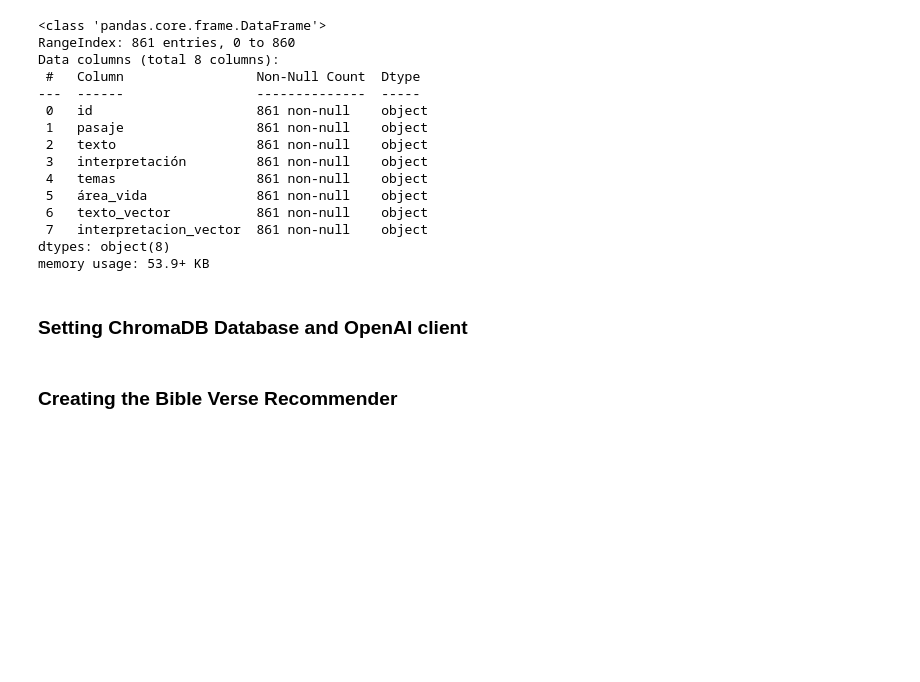
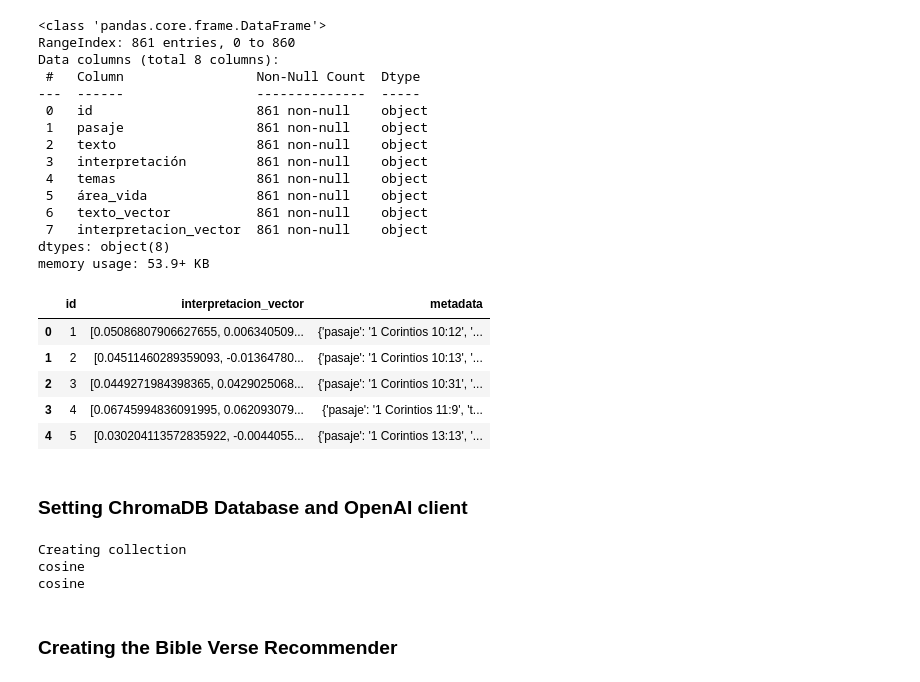
Before and after one commit to orare-tfm/orare-model, a Jupyter notebook: bible/embeddings/test_chromadb.ipynb, the cells around one changed output. Saved outputs shown, nothing was run; the diff lists cells and outputs as text; code cells hidden in the pictures; blank space fills up the shorter version.

Commit message:
Changing the similarity function to cosine The default search funtion uses l2 (euclidean). The metadata was also added to the database and the function to recommend the verse was improved.

```diff
--- a/bible/embeddings/test_chromadb.ipynb
+++ b/bible/embeddings/test_chromadb.ipynb
@@ -55,6 +55,34 @@ Data columns (total 8 columns):
  7   interpretacion_vector  861 non-null    object
 dtypes: object(8)
 memory usage: 53.9+ KB
+# %%
+# Formatting the Bible dataframe
+# Transforming index as numeric value
+bible_data['id'] = bible_data['id'].str.replace('vec', '')#.astype(int)
+
+# Craeting column "metadata"
+bible_data['metadata'] = bible_data.apply(lambda row: {
+    'pasaje': row['pasaje'],
+    'texto': row['texto'],
+    'interpretacion': row['interpretación'],
+    'temas': row['temas'],
+    'area_vida': row['área_vida']
+}, axis=1)
+
+# Dropping the columns inserted in metadata
+bible_data = bible_data.drop(columns=['pasaje','texto','interpretación','temas','área_vida'])
+
+# Reordering columns
+columns = ['id','interpretacion_vector','metadata']
+bible_data = bible_data[columns]
+bible_data.head()
+# %% [output]
+|  | id | interpretacion_vector | metadata |
+| 0 | 1 | [0.05086807906627655, 0.006340509... | {'pasaje': '1 Corintios 10:12', '... |
+| 1 | 2 | [0.04511460289359093, -0.01364780... | {'pasaje': '1 Corintios 10:13', '... |
+| 2 | 3 | [0.0449271984398365, 0.0429025068... | {'pasaje': '1 Corintios 10:31', '... |
+| 3 | 4 | [0.06745994836091995, 0.062093079... | {'pasaje': '1 Corintios 11:9', 't... |
+| 4 | 5 | [0.030204113572835922, -0.0044055... | {'pasaje': '1 Corintios 13:13', '... |
 # %% [markdown]
 ### Setting ChromaDB Database and OpenAI client
 # %%
@@ -73,16 +101,31 @@ openai.api_key = os.getenv('OPENAI_API_KEY')
 EMBEDDING_MODEL = "text-embedding-3-small"
 embedding_function = OpenAIEmbeddingFunction(api_key=os.environ.get('OPENAI_API_KEY'), model_name=EMBEDDING_MODEL)
 # %%
-# Creating or retrieving the collection in ChromaDB
+# Creating or Retrieving the collection in ChromaDB
 try:
     # Try to create the collection (this will raise an error if it already exists)
-    bible_interpretation_collection = chroma_client.create_collection(name='bible_interpretation', embedding_function=embedding_function)
+    bible_interpretation_collection = chroma_client.create_collection(name='bible_interpretation',
+                                                                      embedding_function=embedding_function,
+                                                                      metadata={"hnsw:space": "cosine"}) # Setting the similarity space as cosine
+    # Setting similarity space as cosine
+    bible_interpretation_collection.configuration_json['hnsw_configuration']['space'] = 'cosine'
+    # Printing configuration of collection
+    print('Creating collection')
+    print(bible_interpretation_collection.metadata['hnsw:space'])
+    print(bible_interpretation_collection.configuration_json['hnsw_configuration']['space'])
 except Exception as e:
-    # If an error occurs (assuming it's because the collection already exists), retrieve it
+    # If the collections exists, retrieve it
     if 'Collection bible_interpretation already exists' in str(e):
         bible_interpretation_collection = chroma_client.get_collection(name='bible_interpretation')
+        print('Retrieving collection')
+        print(bible_interpretation_collection.metadata['hnsw:space'])
+        print(bible_interpretation_collection.configuration_json['hnsw_configuration']['space'])
     else:
         raise e
+# %% [output]
+Creating collection
+cosine
+cosine
 # %%
 # Adding the embeddings to the collection
 bible_interpretation_collection.add(
```
Also changed, not shown: parts of 20 cells of this notebook.
